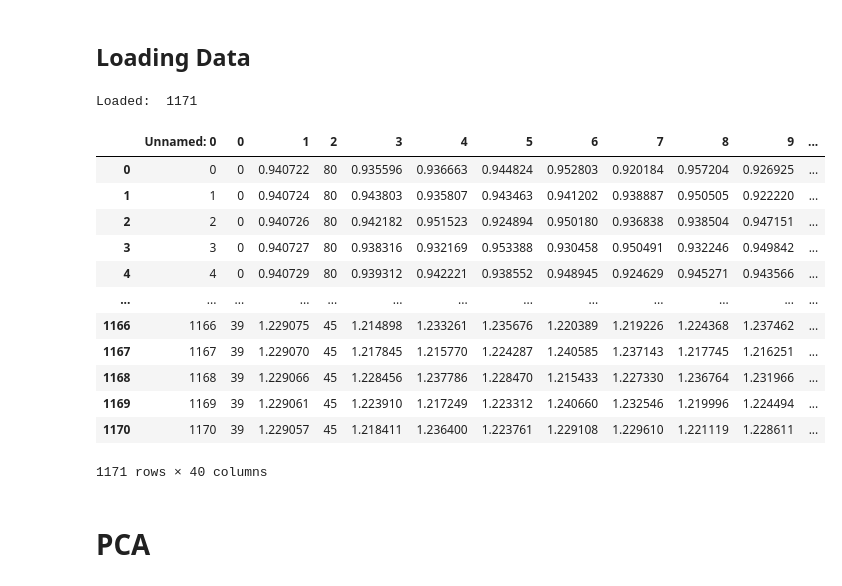
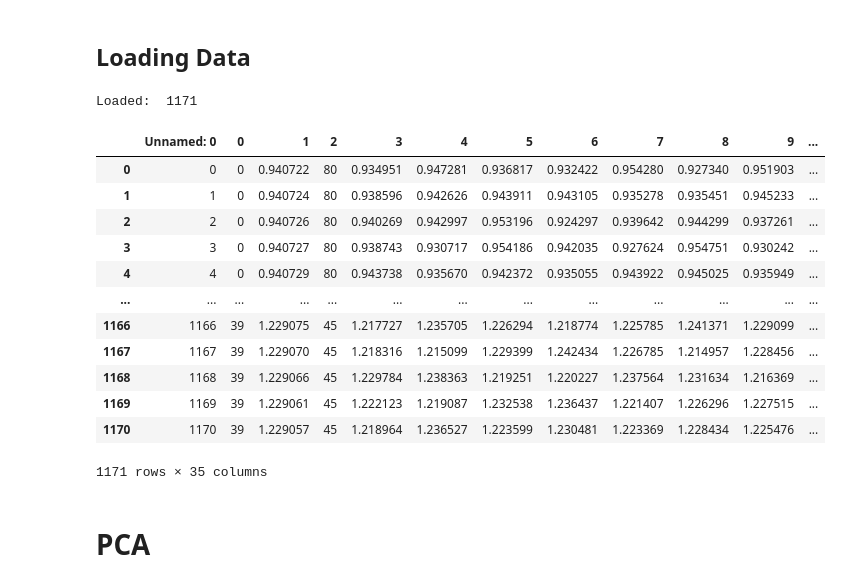
Before and after one commit to marco-milanesi/dynamic-weighing, a Jupyter notebook: CORR_Linear_regression.ipynb, the cells around one changed output. Drawn from its saved outputs; the diff is of its cells as text; code cells hidden in the pictures.

```diff
--- a/CORR_Linear_regression.ipynb
+++ b/CORR_Linear_regression.ipynb
@@ -28,26 +28,26 @@ import matplotlib.pyplot as plt
 # %% [markdown]
 ## Loading Data
 # %%
-data = pd.read_csv('dataset_interval_35_num_v1v4_f.csv',sep=';')
+data = pd.read_csv('dataset_interval_30_num_v1v4_f.csv',sep=';')
 print("Loaded: ",len(data))
 y = data.values[:,2]
-x = data.values[:,4:]
+x = data.values[:,3:]
 data
 # %% [output]
 Loaded:  1171
 |  | Unnamed: 0 | 0 | 1 | 2 | 3 | 4 | 5 | 6 | 7 | 8 | 9 | ... |
-| 0 | 0 | 0 | 0.940722 | 80 | 0.935596 | 0.936663 | 0.944824 | 0.952803 | 0.920184 | 0.957204 | 0.926925 | ... |
-| 1 | 1 | 0 | 0.940724 | 80 | 0.943803 | 0.935807 | 0.943463 | 0.941202 | 0.938887 | 0.950505 | 0.922220 | ... |
-| 2 | 2 | 0 | 0.940726 | 80 | 0.942182 | 0.951523 | 0.924894 | 0.950180 | 0.936838 | 0.938504 | 0.947151 | ... |
-| 3 | 3 | 0 | 0.940727 | 80 | 0.938316 | 0.932169 | 0.953388 | 0.930458 | 0.950491 | 0.932246 | 0.949842 | ... |
-| 4 | 4 | 0 | 0.940729 | 80 | 0.939312 | 0.942221 | 0.938552 | 0.948945 | 0.924629 | 0.945271 | 0.943566 | ... |
+| 0 | 0 | 0 | 0.940722 | 80 | 0.934951 | 0.947281 | 0.936817 | 0.932422 | 0.954280 | 0.927340 | 0.951903 | ... |
+| 1 | 1 | 0 | 0.940724 | 80 | 0.938596 | 0.942626 | 0.943911 | 0.943105 | 0.935278 | 0.935451 | 0.945233 | ... |
+| 2 | 2 | 0 | 0.940726 | 80 | 0.940269 | 0.942997 | 0.953196 | 0.924297 | 0.939642 | 0.944299 | 0.937261 | ... |
+| 3 | 3 | 0 | 0.940727 | 80 | 0.938743 | 0.930717 | 0.954186 | 0.942035 | 0.927624 | 0.954751 | 0.930242 | ... |
+| 4 | 4 | 0 | 0.940729 | 80 | 0.943738 | 0.935670 | 0.942372 | 0.935055 | 0.943922 | 0.945025 | 0.935949 | ... |
 | ... | ... | ... | ... | ... | ... | ... | ... | ... | ... | ... | ... | ... |
-| 1166 | 1166 | 39 | 1.229075 | 45 | 1.214898 | 1.233261 | 1.235676 | 1.220389 | 1.219226 | 1.224368 | 1.237462 | ... |
-| 1167 | 1167 | 39 | 1.229070 | 45 | 1.217845 | 1.215770 | 1.224287 | 1.240585 | 1.237143 | 1.217745 | 1.216251 | ... |
-| 1168 | 1168 | 39 | 1.229066 | 45 | 1.228456 | 1.237786 | 1.228470 | 1.215433 | 1.227330 | 1.236764 | 1.231966 | ... |
-| 1169 | 1169 | 39 | 1.229061 | 45 | 1.223910 | 1.217249 | 1.223312 | 1.240660 | 1.232546 | 1.219996 | 1.224494 | ... |
-| 1170 | 1170 | 39 | 1.229057 | 45 | 1.218411 | 1.236400 | 1.223761 | 1.229108 | 1.229610 | 1.221119 | 1.228611 | ... |
+| 1166 | 1166 | 39 | 1.229075 | 45 | 1.217727 | 1.235705 | 1.226294 | 1.218774 | 1.225785 | 1.241371 | 1.229099 | ... |
+| 1167 | 1167 | 39 | 1.229070 | 45 | 1.218316 | 1.215099 | 1.229399 | 1.242434 | 1.226785 | 1.214957 | 1.228456 | ... |
+| 1168 | 1168 | 39 | 1.229066 | 45 | 1.229784 | 1.238363 | 1.219251 | 1.220227 | 1.237564 | 1.231634 | 1.216369 | ... |
+| 1169 | 1169 | 39 | 1.229061 | 45 | 1.222123 | 1.219087 | 1.232538 | 1.236437 | 1.221407 | 1.226296 | 1.227515 | ... |
+| 1170 | 1170 | 39 | 1.229057 | 45 | 1.218964 | 1.236527 | 1.223599 | 1.230481 | 1.223369 | 1.228434 | 1.225476 | ... |
-1171 rows × 40 columns
+1171 rows × 35 columns
 # %% [markdown]
 # PCA
 # %%
```
Also changed, not shown: parts of 18 cells of this notebook.
